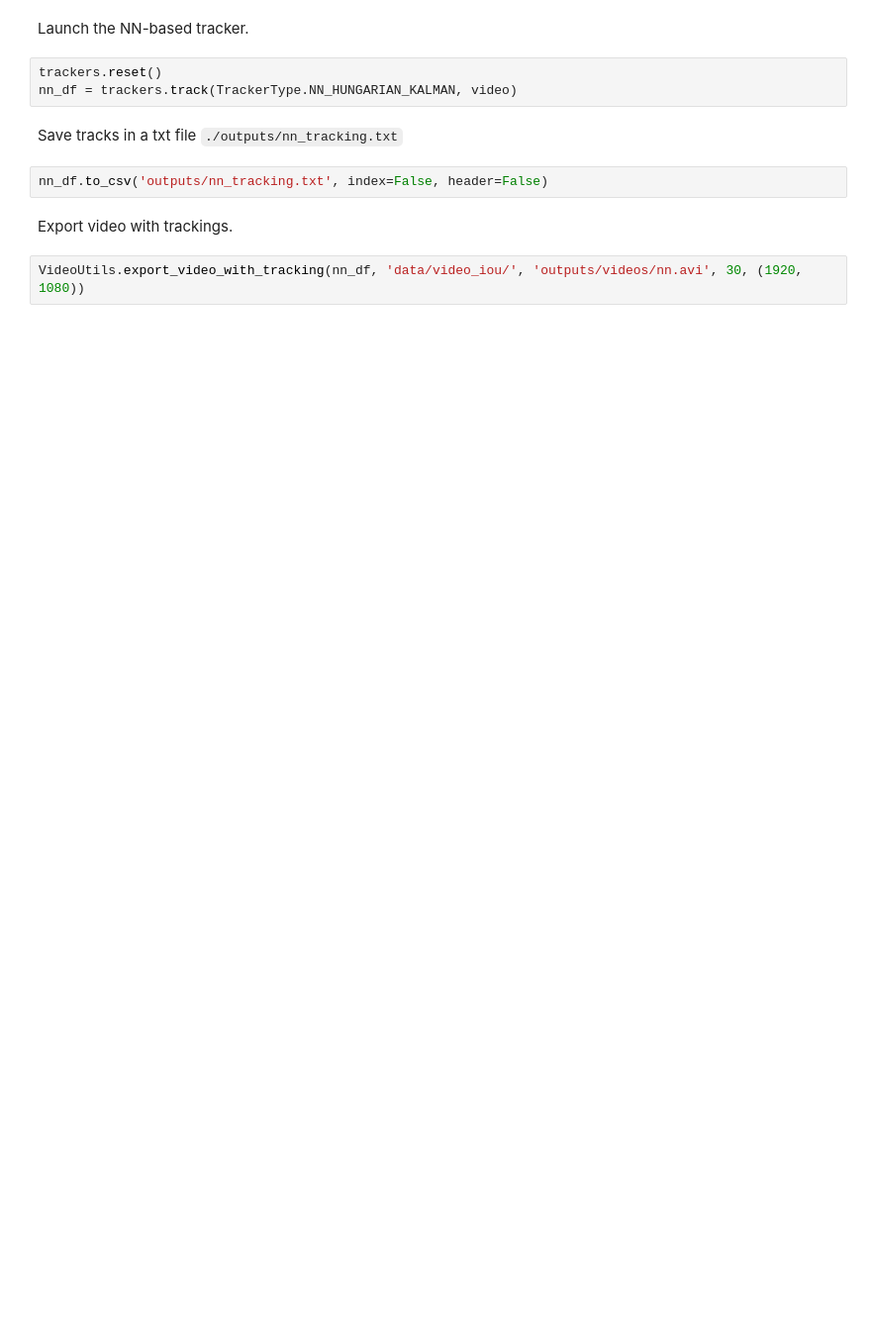
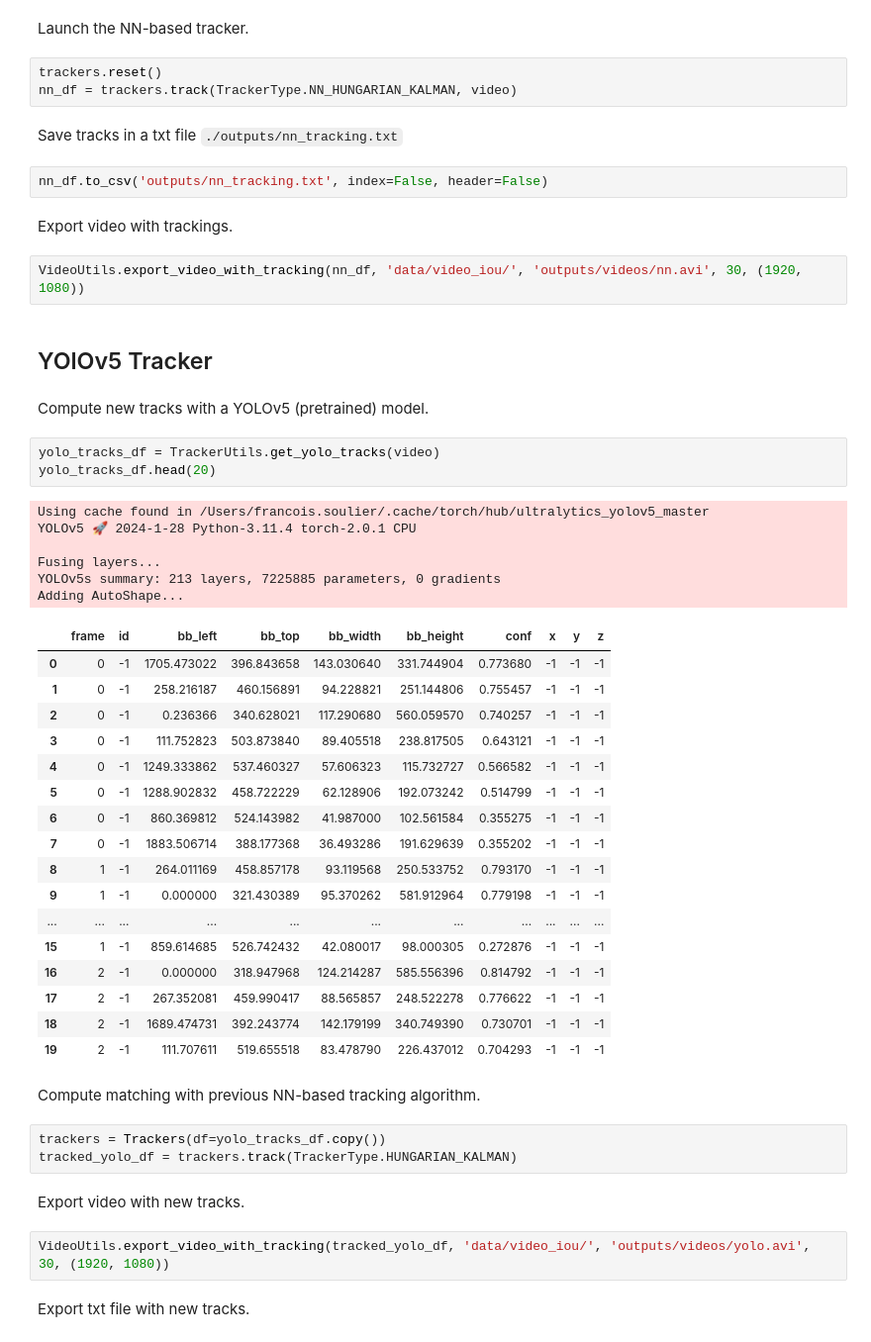
Before and after one commit to sinansoulier/Object-Tracking, a Jupyter notebook: IoU_tracker.ipynb, the cells around one changed output. Shown: that part at 99% size. Cells and saved outputs as stored; diff of their text form; blank space fills up the shorter version.

Commit message:
yolo: Added new detections

```diff
--- a/IoU_tracker.ipynb
+++ b/IoU_tracker.ipynb
@@ -173,3 +174,45 @@ nn_df.to_csv('outputs/nn_tracking.txt', index=False, header=False)
 Export video with trackings.
 # %%
 VideoUtils.export_video_with_tracking(nn_df, 'data/video_iou/', 'outputs/videos/nn.avi', 30, (1920, 1080))
+# %% [markdown]
+## YOlOv5 Tracker
+# %% [markdown]
+Compute new tracks with a YOLOv5 (pretrained) model.
+# %%
+yolo_tracks_df = TrackerUtils.get_yolo_tracks(video)
+yolo_tracks_df.head(20)
+# %% [output]
+Using cache found in /Users/francois.soulier/.cache/torch/hub/ultralytics_yolov5_master
+YOLOv5 🚀 2024-1-28 Python-3.11.4 torch-2.0.1 CPU
+
+Fusing layers...
+YOLOv5s summary: 213 layers, 7225885 parameters, 0 gradients
+Adding AutoShape...
+|  | frame | id | bb_left | bb_top | bb_width | bb_height | conf | x | y | z |
+| 0 | 0 | -1 | 1705.473022 | 396.843658 | 143.030640 | 331.744904 | 0.773680 | -1 | -1 | -1 |
+| 1 | 0 | -1 | 258.216187 | 460.156891 | 94.228821 | 251.144806 | 0.755457 | -1 | -1 | -1 |
+| 2 | 0 | -1 | 0.236366 | 340.628021 | 117.290680 | 560.059570 | 0.740257 | -1 | -1 | -1 |
+| 3 | 0 | -1 | 111.752823 | 503.873840 | 89.405518 | 238.817505 | 0.643121 | -1 | -1 | -1 |
+| 4 | 0 | -1 | 1249.333862 | 537.460327 | 57.606323 | 115.732727 | 0.566582 | -1 | -1 | -1 |
+| 5 | 0 | -1 | 1288.902832 | 458.722229 | 62.128906 | 192.073242 | 0.514799 | -1 | -1 | -1 |
+| 6 | 0 | -1 | 860.369812 | 524.143982 | 41.987000 | 102.561584 | 0.355275 | -1 | -1 | -1 |
+| 7 | 0 | -1 | 1883.506714 | 388.177368 | 36.493286 | 191.629639 | 0.355202 | -1 | -1 | -1 |
+| 8 | 1 | -1 | 264.011169 | 458.857178 | 93.119568 | 250.533752 | 0.793170 | -1 | -1 | -1 |
+| 9 | 1 | -1 | 0.000000 | 321.430389 | 95.370262 | 581.912964 | 0.779198 | -1 | -1 | -1 |
+| ... | ... | ... | ... | ... | ... | ... | ... | ... | ... | ... |
+| 15 | 1 | -1 | 859.614685 | 526.742432 | 42.080017 | 98.000305 | 0.272876 | -1 | -1 | -1 |
+| 16 | 2 | -1 | 0.000000 | 318.947968 | 124.214287 | 585.556396 | 0.814792 | -1 | -1 | -1 |
+| 17 | 2 | -1 | 267.352081 | 459.990417 | 88.565857 | 248.522278 | 0.776622 | -1 | -1 | -1 |
+| 18 | 2 | -1 | 1689.474731 | 392.243774 | 142.179199 | 340.749390 | 0.730701 | -1 | -1 | -1 |
+| 19 | 2 | -1 | 111.707611 | 519.655518 | 83.478790 | 226.437012 | 0.704293 | -1 | -1 | -1 |
+# %% [markdown]
+Compute matching with previous NN-based tracking algorithm.
+# %%
+trackers = Trackers(df=yolo_tracks_df.copy())
+tracked_yolo_df = trackers.track(TrackerType.HUNGARIAN_KALMAN)
+# %% [markdown]
+Export video with new tracks.
+# %%
+VideoUtils.export_video_with_tracking(tracked_yolo_df, 'data/video_iou/', 'outputs/videos/yolo.avi', 30, (1920, 1080))
+# %% [markdown]
+Export txt file with new tracks.
```
Also changed, not shown: parts of 5 cells of this notebook, 4 other files.
